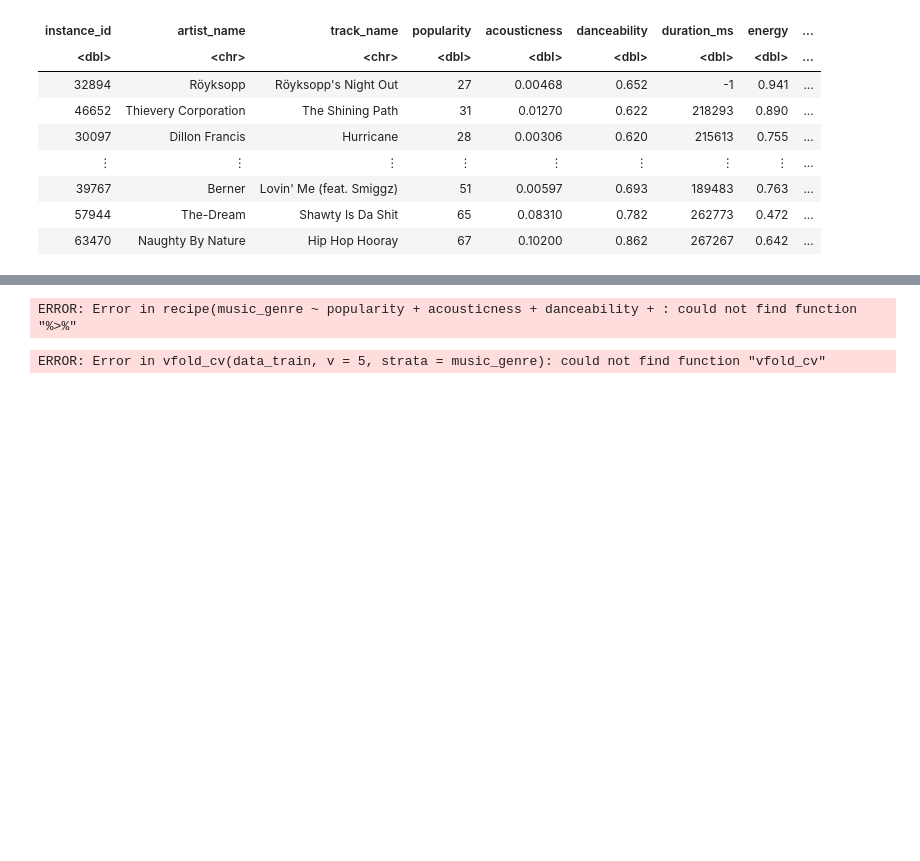
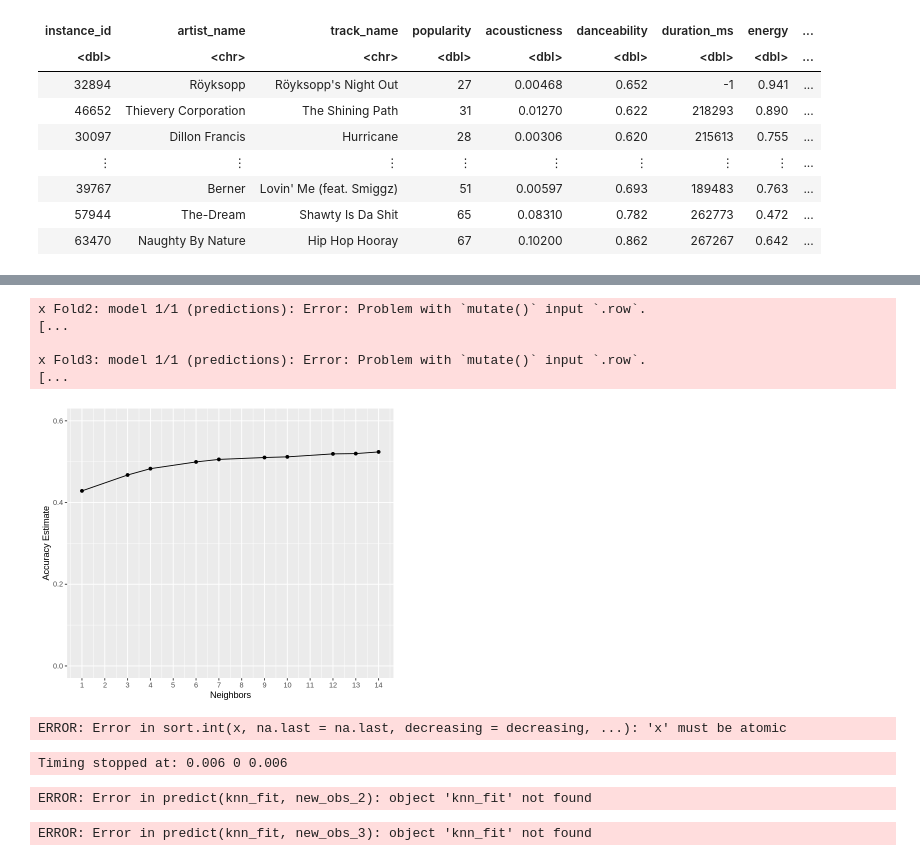
Before and after one commit to Lollipop-27/DCSI100-Project, a Jupyter notebook: Project.ipynb, the cells around one changed output, grey strips where cells are left out. Cells and saved outputs as stored; diff of their text form; code cells hidden in the pictures; blank space fills up the shorter version.

```diff
--- a/Project.ipynb
+++ b/Project.ipynb
@@ -311,36 +291,43 @@ mode_proportion_plot
-# %%
-### Scale dataset
-
-data_recipe <- recipe(music_genre ~ popularity + acousticness + danceability +
-                      duration_ms + energy + instrumentalness + liveness + loudness +
-                      speechiness + tempo + valence, data = data_train) %>%
-   step_scale(all_predictors()) %>%
-   step_center(all_predictors())
-data_recipe
-data_tune <- nearest_neighbor(weight_func = "rectangular", neighbors = tune()) %>%
-      set_engine("kknn") %>%
-      set_mode("classification")
-data_tune
-# %% [output]
-ERROR: Error in recipe(music_genre ~ popularity + acousticness + danceability + : could not find function "%>%"
 # %%
-data_vfold <- vfold_cv(data_train, v = 5, strata = music_genre)
-data_vfold
+### Scale dataset
+set.seed(1234)
+
+#find best k
+
+options(repr.plot.height = 5, repr.plot.width = 6)
+
+data_recipe <- recipe(music_genre ~ popularity + acousticness + danceability + duration_ms + energy + instrumentalness + liveness + loudness + speechiness + valence , data = data_train)
+
+
+genre_vfold <- vfold_cv(data_train, v = 3, strata = music_genre)
+
+
+data_spec <- nearest_neighbor(weight_func = "rectangular", neighbors = tune()) %>%
+      set_engine("kknn") %>%
+      set_mode("classification")
+
 
 data_results <- workflow() %>%
       add_recipe(data_recipe) %>%
-      add_model(data_tune) %>%
-      tune_grid(resamples = data_vfold, grid = 10) %>%
+      add_model(data_spec) %>%
+      tune_grid(resamples = genre_vfold, grid = 10) %>%
       collect_metrics()
-data_results
 
 accuracies <- data_results %>%
       filter(.metric == "accuracy")
-accuracies
-accuracy_versus_k <- ggplot(accuracies, aes(x = neighbors, y = mean))+
+
+cross_val_plot <- accuracies %>%
+ggplot(aes(x = neighbors, y = mean))+
       geom_point() +
       geom_line() +
-      labs(x = "Neighbors", y = "Accuracy Estimate")
-accuracy_versus_k
+      labs(x = "Neighbors", y = "Accuracy Estimate") +
+      scale_x_continuous(breaks = seq(0, 15, by = 1)) +  # adjusting the x-axis
+      scale_y_continuous(limits = c(0.0, 0.6)) # adjusting the y-axis
+cross_val_plot
 # %% [output]
-ERROR: Error in vfold_cv(data_train, v = 5, strata = music_genre): could not find function "vfold_cv"
+x Fold2: model 1/1 (predictions): Error: Problem with `mutate()` input `.row`.
+[...
+
+x Fold3: model 1/1 (predictions): Error: Problem with `mutate()` input `.row`.
+[...
+[figure, added]
@@ -346,0 +361,20 @@ ERROR: Error in vfold_cv(data_train, v = 5, strata = music_genre): could not fin
+# %%
+# test 1
+knn_fit <- data_spec %>% fit(music_genre ~ popularity + acousticness + danceability + duration_ms + energy + instrumentalness + liveness + loudness + speechiness + valence , data = data_train)
+new_obs_1 <- tibble(popularity = 33, acousticness = 0.927, danceability = 0.351, duration_ms = 282067, energy = 0.0964, instrumentalness = 0.899, liveness = 0.509, loudness = -20.044, speechiness = 0.0436, valence = 0.246)
+class_prediction_1 <-  predict(knn_fit, new_obs_1)
+# %% [output]
+ERROR: Error in sort.int(x, na.last = na.last, decreasing = decreasing, ...): 'x' must be atomic
+Timing stopped at: 0.006 0 0.006
+# %%
+# test 2
+new_obs_2 <- tibble(popularity = 50, acousticness = 0.0145, danceability = 0.567, duration_ms = 268333, energy = 0.3, instrumentalness = 0, liveness = 0.0687, loudness = -8.421, speechiness = 0.0291, valence = 0.196)
+class_prediction_2 <-  predict(knn_fit, new_obs_2)
+# %% [output]
+ERROR: Error in predict(knn_fit, new_obs_2): object 'knn_fit' not found
+# %%
+# test 3
+new_obs_2 <- tibble(popularity = 51, acousticness = 0.0341, danceability = 0.634, duration_ms = 248107, energy = 0.716, instrumentalness = 0, liveness = 0.0877, loudness = -6.502, speechiness = 0.128, valence = 0.619)
+class_prediction_3 <-  predict(knn_fit, new_obs_3)
+# %% [output]
+ERROR: Error in predict(knn_fit, new_obs_3): object 'knn_fit' not found
```
Also changed, not shown: parts of 7 cells of this notebook.
